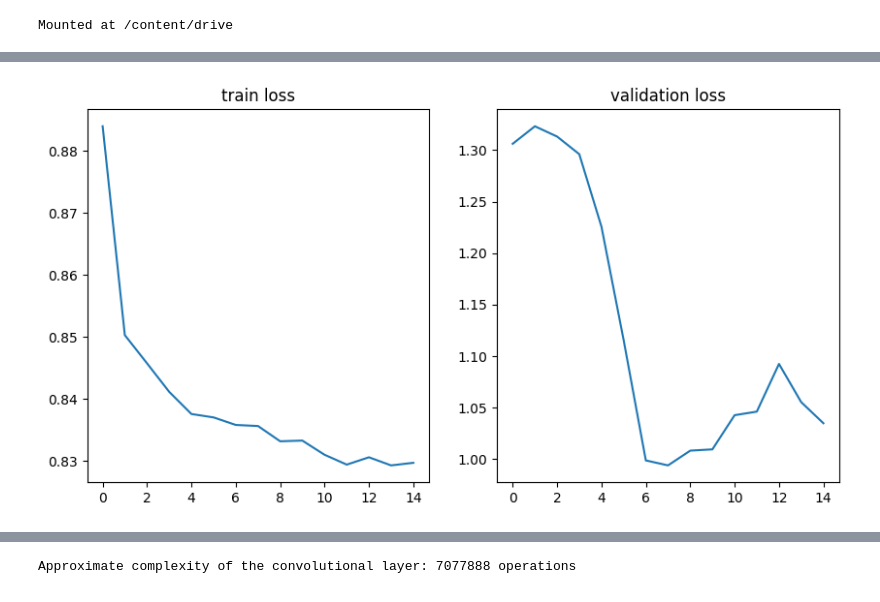
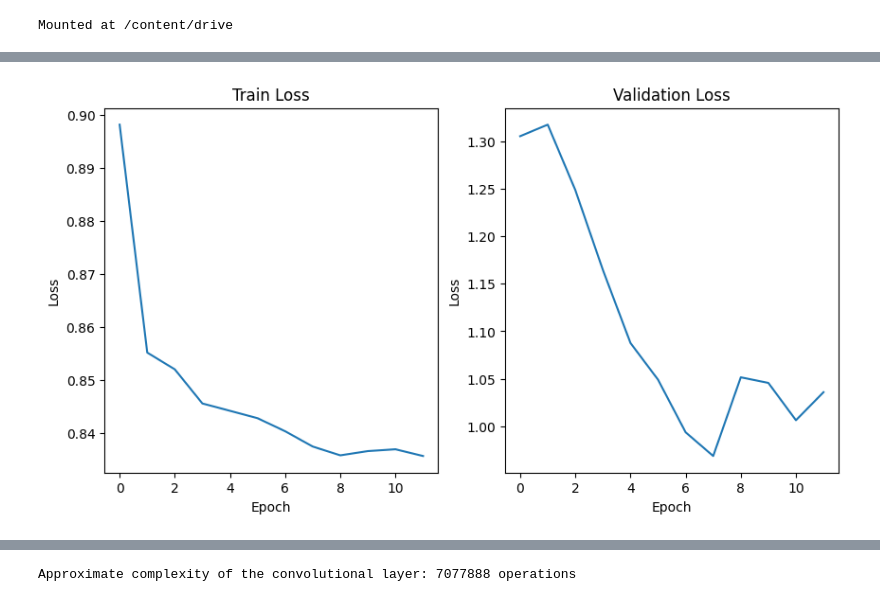
Before and after one commit to SandumiJay/Hybrid-CNN-LNN-Model, a Jupyter notebook: CNN_with_AE.ipynb, the cells around one changed output, grey strips where cells are left out. Cells and saved outputs as stored; diff of their text form; code cells hidden in the pictures.

```diff
--- a/CNN_with_AE.ipynb
+++ b/CNN_with_AE.ipynb
@@ -661,16 +663,17 @@ Model: "functional_11"
  Trainable params: 6,471,107 (24.69 MB)
  Non-trainable params: 32,832 (128.25 KB)
 # %%
-# CNN auto encoder model, all 11 input feature as a single imager
-
-def train_model(model: Model, train_dataset: tf.data.Dataset, epochs:int=10) -> Tuple[List[float], List[float]]:
+def train_model(model: Model, train_dataset: tf.data.Dataset, validation_dataset: tf.data.Dataset, epochs: int=10, patience: int=5) -> Tuple[List[float], List[float]]:
     """
-    Trains a model using train dataset. (Save weights of model with best IoU)
+    Trains a model using train dataset with early stopping based on IoU. (Save weights of model with best IoU)
 
     Args:
         model (Model): Model to train.
         train_dataset (Dataset): Training dataset.
-        epochs (int): Number of epochs
+        validation_dataset (Dataset): Validation dataset for IoU evaluation.
+        epochs (int): Maximum number of epochs.
+        patience (int): Number of epochs to wait for improvement before stopping.
+
     Returns:
         Tuple[List[float], List[float]]: Train losses and Validation losses
     """
@@ -679,8 +682,13 @@ def train_model(model: Model, train_dataset: tf.data.Dataset, epochs:int=10) ->
     batch_losses = []
     val_losses = []
     best_IoU = 0.0
+    patience_counter = 0
 
     for epoch in range(epochs):
+        if patience_counter >= patience:
+            print(f"Stopping early at epoch {epoch} due to no improvement in IoU.")
+            break
+
         losses = []
         print(f'Epoch {epoch+1}/{epochs}')
         # Iterate through the dataset
@@ -698,15 +706,20 @@ def train_model(model: Model, train_dataset: tf.data.Dataset, epochs:int=10) ->
             gradients = tape.gradient(loss, model.trainable_variables)
             # Update the model's weights
             optimizer.apply_gradients(zip(gradients, model.trainable_variables))
+
         # Evaluate model
         print("Evaluation...")
         IoU, recall, precision, val_loss = evaluate_model(lambda x: tf.where(model.predict(x) > 0.5, 1, 0)[:,:,:,0], validation_dataset)
         print("Validation set metrics:")
         print(f"Mean IoU: {IoU}\nMean precision: {precision}\nMean recall: {recall}\nValidation loss: {val_loss}\n")
-        # Save best model
+
+        # Save best model based on IoU
         if IoU > best_IoU:
             best_IoU = IoU
             model.save_weights("best.weights.h5")
+            patience_counter = 0  # Reset patience counter if we have improvement
+        else:
+            patience_counter += 1  # No improvement, increase patience counter
 
         # Print the loss for monitoring
         print(f'Epoch: {epoch}, Train loss: {np.mean(losses)}')
@@ -716,8 +729,10 @@ def train_model(model: Model, train_dataset: tf.data.Dataset, epochs:int=10) ->
     print(f"Best model IoU: {best_IoU}")
     return batch_losses, val_losses
 
-# Set reproducability
+# Set reproducibility
 tf.random.set_seed(1337)
 segmentation_model = build_CNN_AE_model()
-train_losses, val_losses = train_model(segmentation_model, train_dataset, epochs=15)
+
+# Training with early stopping
+train_losses, val_losses = train_model(segmentation_model, train_dataset, validation_dataset, epochs=50, patience=5)
 # %% [output]
@@ -736,20 +751,27 @@ Evaluation...
 ... (90 outputs left out)
 # %%
+import matplotlib.pyplot as plt
+
+
 def plot_train_and_val_losses(train_losses, val_losses):
     fig, axs = plt.subplots(1, 2, figsize=(10, 5))
 
     axs[0].plot(train_losses)
-    axs[0].set_title("train loss")
+    axs[0].set_title("Train Loss")
+    axs[0].set_xlabel("Epoch")
+    axs[0].set_ylabel("Loss")
 
     axs[1].plot(val_losses)
-    axs[1].set_title("validation loss")
+    axs[1].set_title("Validation Loss")
+    axs[1].set_xlabel("Epoch")
+    axs[1].set_ylabel("Loss")
 
     plt.show()
 
-
+# Plot the losses
 plot_train_and_val_losses(train_losses, val_losses)
 # %% [output]
-[figure, old version]
+[figure, new version]
 # %%
 # Load best model
 segmentation_model = build_CNN_AE_model()
```
Also changed, not shown: parts of 20 cells of this notebook.
